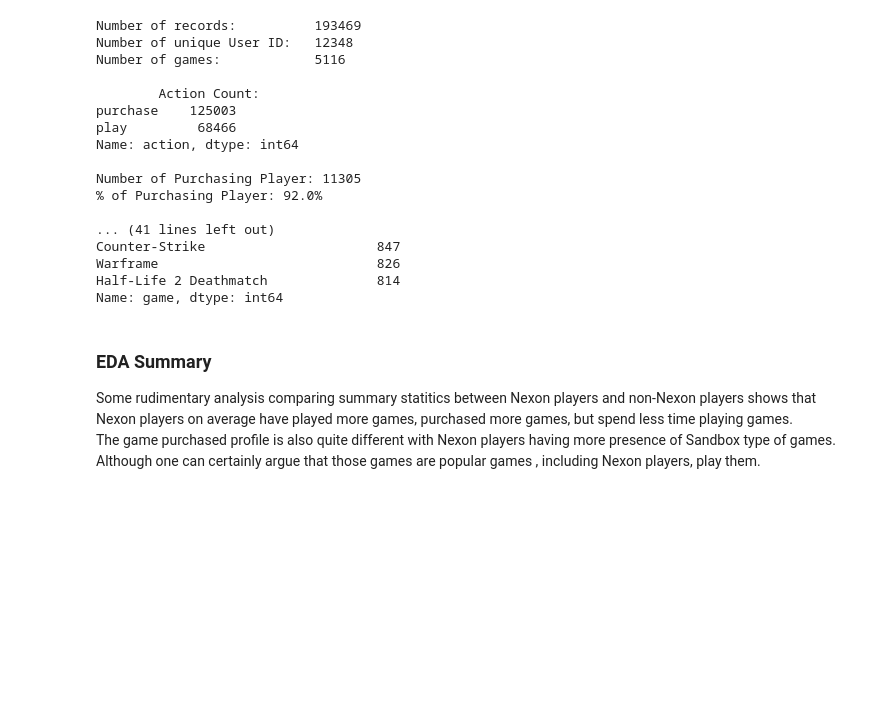
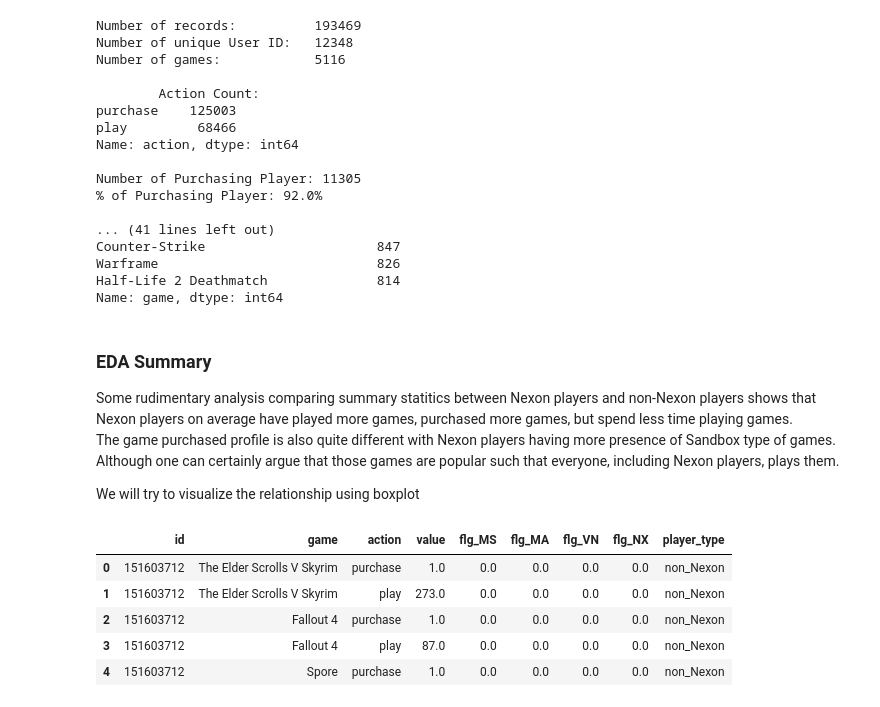
Before and after one commit to henryjcheng/nexon_game_recommendation, a Jupyter notebook: potential_player.ipynb, the cells around one changed output. Saved outputs shown, nothing was run; the diff lists cells and outputs as text; code cells hidden in the pictures; blank space fills up the shorter version.

```diff
--- a/potential_player.ipynb
+++ b/potential_player.ipynb
@@ -94,4 +97,15 @@ Name: game, dtype: int64
 # %% [markdown]
 ### EDA Summary
 Some rudimentary analysis comparing summary statitics between Nexon players and non-Nexon players shows that Nexon players on average have played more games, purchased more games, but spend less time playing games.
-The game purchased profile is also quite different with Nexon players having more presence of Sandbox type of games. Although one can certainly argue that those games are popular games , including Nexon players, play them.
+The game purchased profile is also quite different with Nexon players having more presence of Sandbox type of games. Although one can certainly argue that those games are popular such that everyone, including Nexon players, plays them.
+
+We will try to visualize the relationship using boxplot
+# %%
+df.head()
+# %% [output]
+|  | id | game | action | value | flg_MS | flg_MA | flg_VN | flg_NX | player_type |
+| 0 | 151603712 | The Elder Scrolls V Skyrim | purchase | 1.0 | 0.0 | 0.0 | 0.0 | 0.0 | non_Nexon |
+| 1 | 151603712 | The Elder Scrolls V Skyrim | play | 273.0 | 0.0 | 0.0 | 0.0 | 0.0 | non_Nexon |
+| 2 | 151603712 | Fallout 4 | purchase | 1.0 | 0.0 | 0.0 | 0.0 | 0.0 | non_Nexon |
+| 3 | 151603712 | Fallout 4 | play | 87.0 | 0.0 | 0.0 | 0.0 | 0.0 | non_Nexon |
+| 4 | 151603712 | Spore | purchase | 1.0 | 0.0 | 0.0 | 0.0 | 0.0 | non_Nexon |
```
Also changed, not shown: parts of 4 cells of this notebook, 1 other file.
